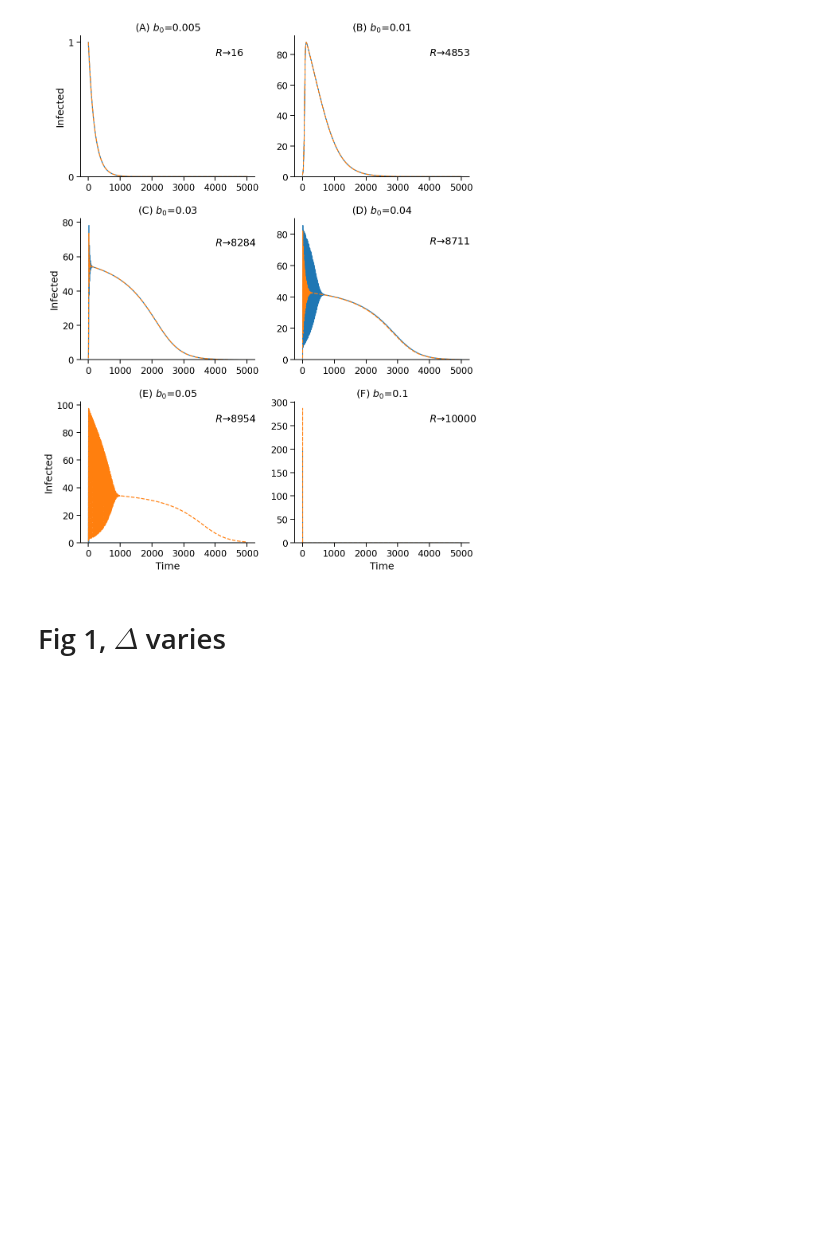
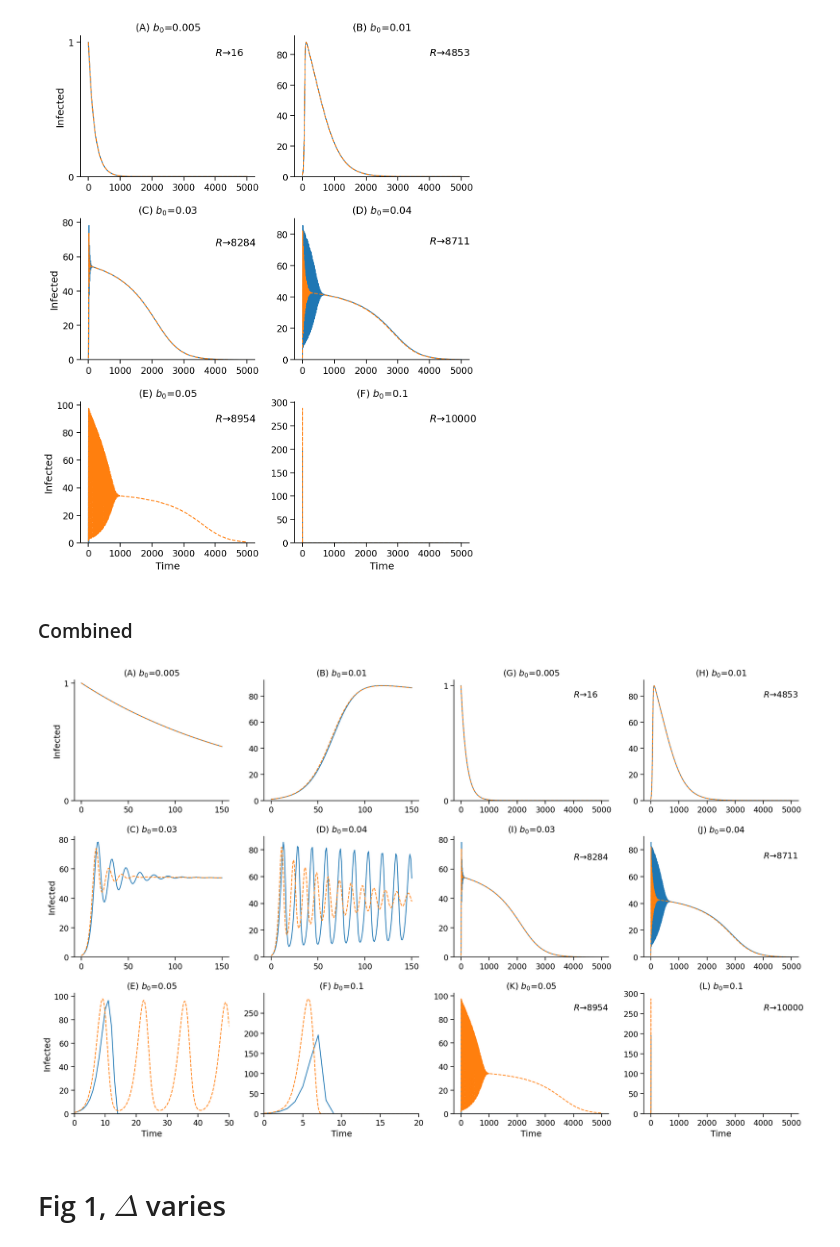
Before and after one commit to yoavram/SanJose, a Jupyter notebook: notebooks/model-SIR.ipynb, the cells around one changed output. Saved outputs shown, nothing was run; the diff lists cells and outputs as text; code cells hidden in the pictures; blank space fills up the shorter version.

```diff
--- a/notebooks/model-SIR.ipynb
+++ b/notebooks/model-SIR.ipynb
@@ -188,6 +185,44 @@ sns.despine()
 plt.savefig('../figures/fig3-SIR-long.pdf', dpi=100)
 # %% [output]
 [figure]
+# %% [markdown]
+### Combined
+# %%
+fig, axes = plt.subplots(3, 4, figsize=(8*2, 10))
+axes1, axes2 = axes[:, :2], axes[:, 2:]
+for b0_, ax, label, res in zip(b0s, axes1.flat, 'ABCDEF', results_b0s):
+    Idis, Rdis, t, Icont, Rcont = res
+    color = ax.plot(Idis)[0].get_color()
+#     ax.plot(Rdis, alpha=0.5, color=color)
+    color = ax.plot(t, Icont, '--')[0].get_color()
+#     ax.plot(t, Rcont, alpha=0.5, color=color)
+    ax.set_ylim(0, None)
+    ax.set_title("({}) $b_0$={}".format(label, b0_))
+for ax in axes1[:,0]: ax.set_ylabel('Infected')
+for ax in axes1[2]: ax.set_xlabel('Time')
+axes1[2,0].set_xlim(0, 50)
+axes1[2,1].set_xlim(0, 20)
+axes1[0,0].set_yticks([0, 1])
+# axes1[-1,-1].set_ylim(0, max(Icont.max(), Idis.max()))
+
+for b0_, ax, label, res in zip(b0s, axes2.flat, 'GHIJKL', results_b0s_long):
+    Idis, Rdis, t, Icont, Rcont = res
+    ax.plot(Idis)
+    ax.plot(t, Icont, '--')
+    ax.set_ylim(0, None)
+    ax.set_title("({}) $b_0$={}".format(label, b0_))
+    ax.text(t.max()*0.8, Icont.max()*0.9, r'$R \to$'+'{:.0f}'.format(Rcont[-1]))
+# for ax in axes2[:,0]: ax.set_ylabel('Infected')
+for ax in axes2[2]: ax.set_xlabel('Time')
+
+axes2[0,0].set_yticks([0, 1])
+# axes2[-1,-1].set_xlim(0, 50)
+
+fig.tight_layout()
+sns.despine()
+plt.savefig('../figures/figS3.pdf', dpi=100)
+# %% [output]
+[figure, added]
 # %% [markdown]
 # Fig 1, $\Delta$ varies
 # %%
```
Also changed, not shown: parts of 13 cells of this notebook.
